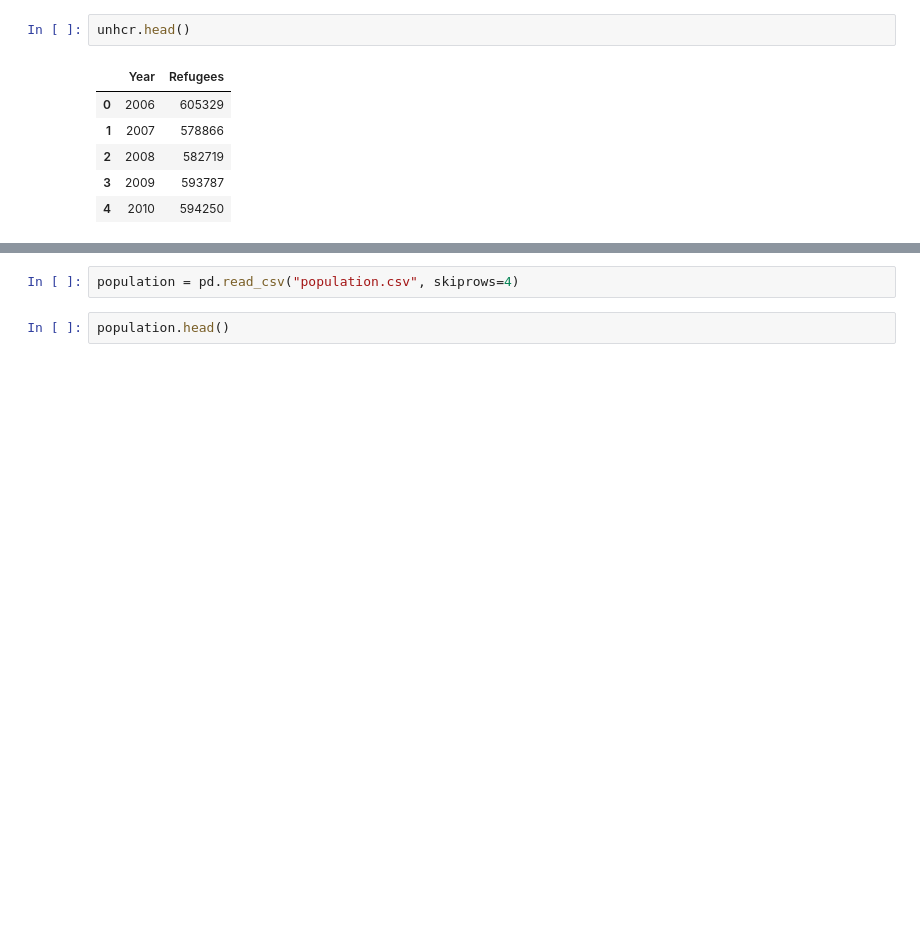
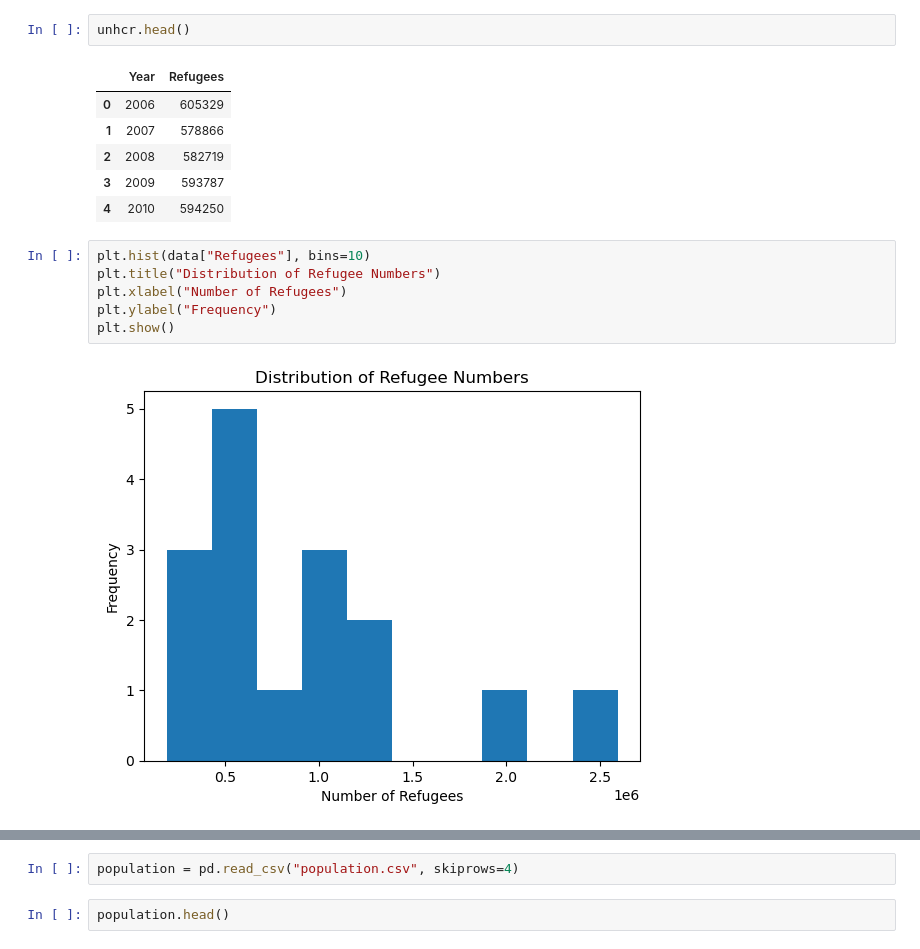
Before and after one commit to Ivanov12op/Refugee-Integration-and-Population-Change-in-Germany, a Jupyter notebook: Population.ipynb, the cells around one changed output, grey strips where cells are left out. Cells and saved outputs as stored; diff of their text form; blank space fills up the shorter version.

```diff
--- a/Population.ipynb
+++ b/Population.ipynb
@@ -69,3 +70,11 @@ unhcr.head()
 | 2 | 2008 | 582719 |
 | 3 | 2009 | 593787 |
 | 4 | 2010 | 594250 |
+# %%
+plt.hist(data["Refugees"], bins=10)
+plt.title("Distribution of Refugee Numbers")
+plt.xlabel("Number of Refugees")
+plt.ylabel("Frequency")
+plt.show()
+# %% [output]
+[figure, added]
```
Also changed, not shown: parts of 3 cells of this notebook.
